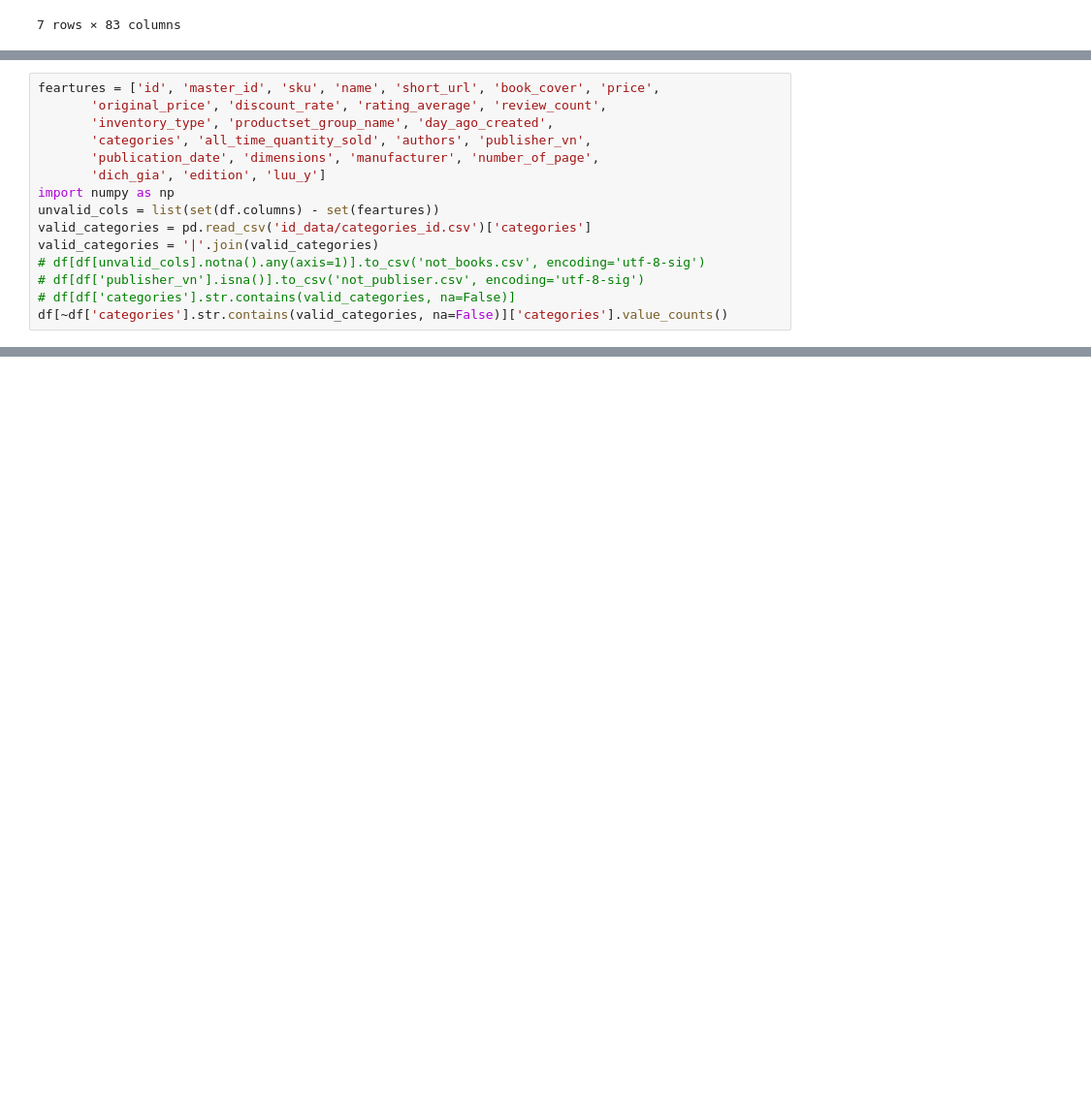
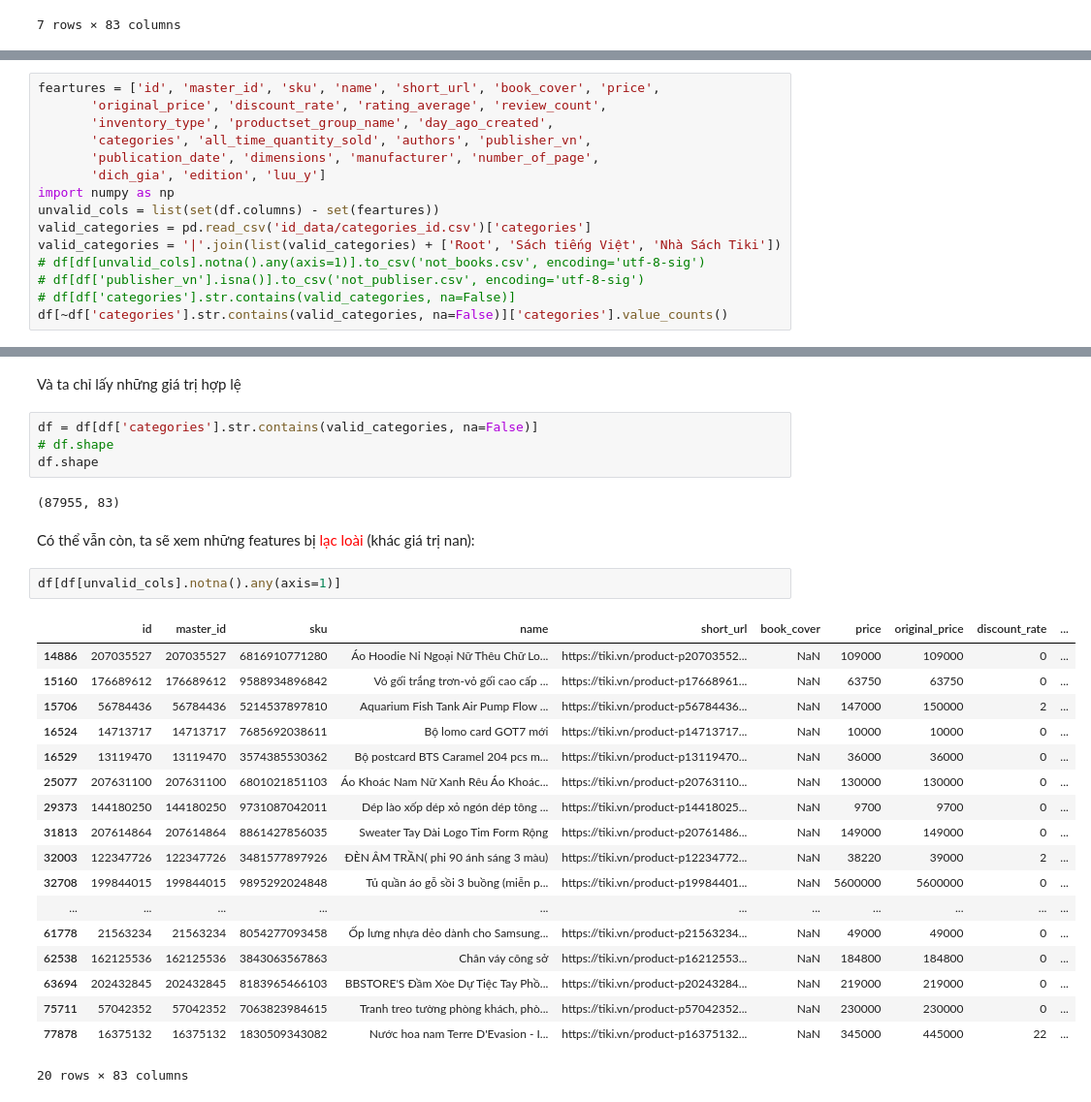
Before and after one commit to Miruku2201/NMKHDL_Final_Project, a Jupyter notebook: preprocessing.ipynb, the cells around one changed output, grey strips where cells are left out. Shown at 97% size. Drawn from its saved outputs; the diff is of its cells as text; blank space fills up the shorter version.

```diff
--- a/preprocessing.ipynb
+++ b/preprocessing.ipynb
@@ -112,7 +114,7 @@ feartures = ['id', 'master_id', 'sku', 'name', 'short_url', 'book_cover', 'price
 import numpy as np
 unvalid_cols = list(set(df.columns) - set(feartures))
 valid_categories = pd.read_csv('id_data/categories_id.csv')['categories']
-valid_categories = '|'.join(valid_categories)
+valid_categories = '|'.join(list(valid_categories) + ['Root', 'Sách tiếng Việt', 'Nhà Sách Tiki'])
 # df[df[unvalid_cols].notna().any(axis=1)].to_csv('not_books.csv', encoding='utf-8-sig')
 # df[df['publisher_vn'].isna()].to_csv('not_publiser.csv', encoding='utf-8-sig')
 # df[df['categories'].str.contains(valid_categories, na=False)]
@@ -137 +139,32 @@ Hộp Đựng - Tủ Chống Ẩm                     1
 Name: categories, dtype: int64
+# %% [markdown]
+Và ta chỉ lấy những giá trị hợp lệ
+# %%
+df = df[df['categories'].str.contains(valid_categories, na=False)]
+# df.shape
+df.shape
+# %% [output]
+(87955, 83)
+# %% [markdown]
+Có thể vẫn còn, ta sẽ xem những features bị <font color=red>lạc loài</font> (khác giá trị nan):
+# %%
+df[df[unvalid_cols].notna().any(axis=1)]
+# %% [output]
+|  | id | master_id | sku | name | short_url | book_cover | price | original_price | discount_rate | ... |
+| 14886 | 207035527 | 207035527 | 6816910771280 | Áo Hoodie Nỉ Ngoại Nữ Thêu Chữ Lo... | https://tiki.vn/product-p20703552... | NaN | 109000 | 109000 | 0 | ... |
+| 15160 | 176689612 | 176689612 | 9588934896842 | Vỏ gối trắng trơn-vỏ gối cao cấp ... | https://tiki.vn/product-p17668961... | NaN | 63750 | 63750 | 0 | ... |
+| 15706 | 56784436 | 56784436 | 5214537897810 | Aquarium Fish Tank Air Pump Flow ... | https://tiki.vn/product-p56784436... | NaN | 147000 | 150000 | 2 | ... |
+| 16524 | 14713717 | 14713717 | 7685692038611 | Bộ lomo card GOT7 mới | https://tiki.vn/product-p14713717... | NaN | 10000 | 10000 | 0 | ... |
+| 16529 | 13119470 | 13119470 | 3574385530362 | Bộ postcard BTS Caramel 204 pcs m... | https://tiki.vn/product-p13119470... | NaN | 36000 | 36000 | 0 | ... |
+| 25077 | 207631100 | 207631100 | 6801021851103 | Áo Khoác Nam Nữ Xanh Rêu Áo Khoác... | https://tiki.vn/product-p20763110... | NaN | 130000 | 130000 | 0 | ... |
+| 29373 | 144180250 | 144180250 | 9731087042011 | Dép lào xốp dép xỏ ngón dép tông ... | https://tiki.vn/product-p14418025... | NaN | 9700 | 9700 | 0 | ... |
+| 31813 | 207614864 | 207614864 | 8861427856035 | Sweater Tay Dài Logo Tim Form Rộng | https://tiki.vn/product-p20761486... | NaN | 149000 | 149000 | 0 | ... |
+| 32003 | 122347726 | 122347726 | 3481577897926 | ĐÈN ÂM TRẦN( phi 90 ánh sáng 3 màu) | https://tiki.vn/product-p12234772... | NaN | 38220 | 39000 | 2 | ... |
+| 32708 | 199844015 | 199844015 | 9895292024848 | Tủ quần áo gỗ sồi 3 buồng (miễn p... | https://tiki.vn/product-p19984401... | NaN | 5600000 | 5600000 | 0 | ... |
+| ... | ... | ... | ... | ... | ... | ... | ... | ... | ... | ... |
+| 61778 | 21563234 | 21563234 | 8054277093458 | Ốp lưng nhựa dẻo dành cho Samsung... | https://tiki.vn/product-p21563234... | NaN | 49000 | 49000 | 0 | ... |
+| 62538 | 162125536 | 162125536 | 3843063567863 | Chân váy công sở | https://tiki.vn/product-p16212553... | NaN | 184800 | 184800 | 0 | ... |
+| 63694 | 202432845 | 202432845 | 8183965466103 | BBSTORE'S Đầm Xòe Dự Tiệc Tay Phồ... | https://tiki.vn/product-p20243284... | NaN | 219000 | 219000 | 0 | ... |
+| 75711 | 57042352 | 57042352 | 7063823984615 | Tranh treo tường phòng khách, phò... | https://tiki.vn/product-p57042352... | NaN | 230000 | 230000 | 0 | ... |
+| 77878 | 16375132 | 16375132 | 1830509343082 | Nước hoa nam Terre D'Evasion - I... | https://tiki.vn/product-p16375132... | NaN | 345000 | 445000 | 22 | ... |
+20 rows × 83 columns
```
Also changed, not shown: parts of 6 cells of this notebook.
